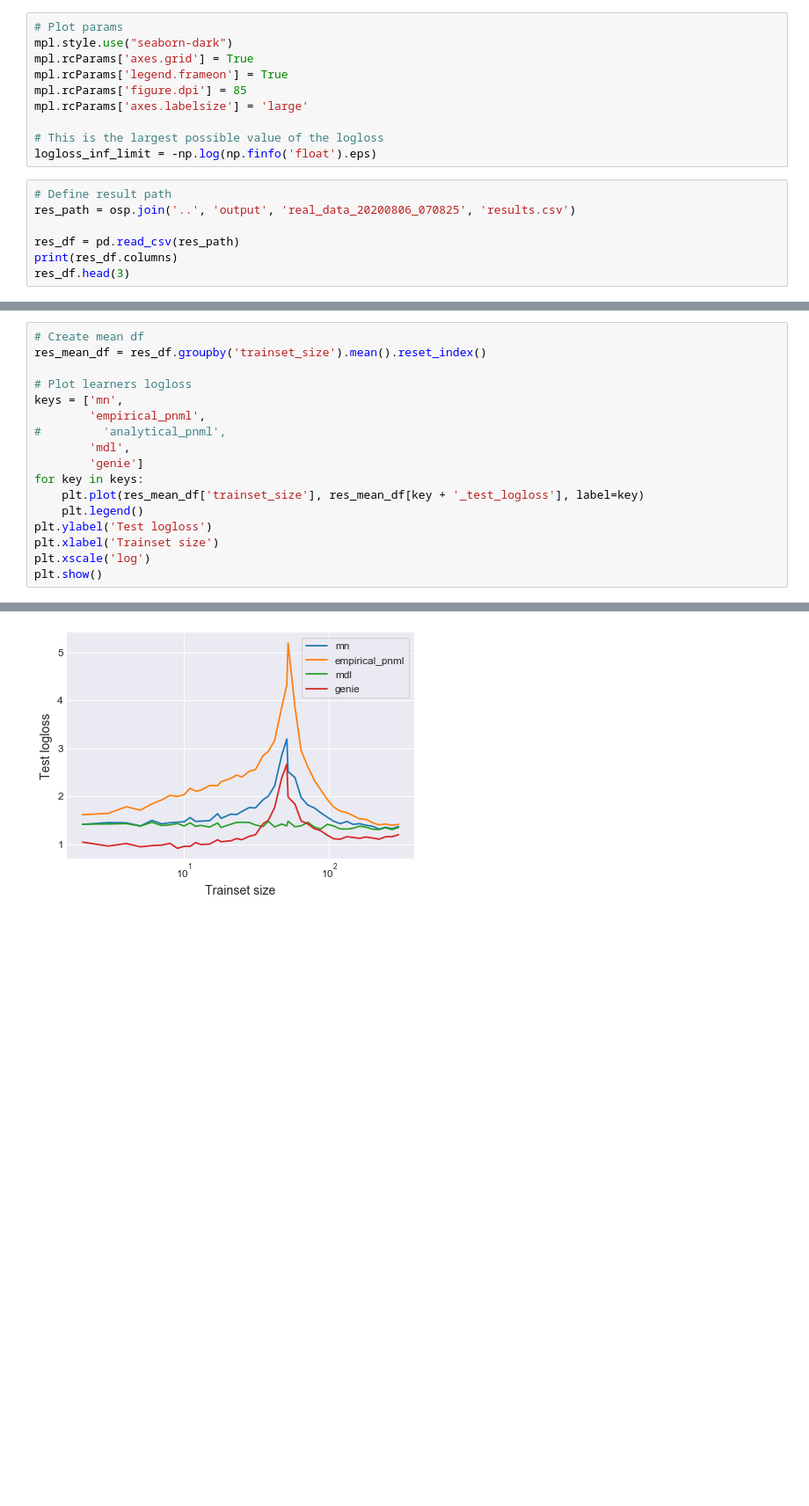
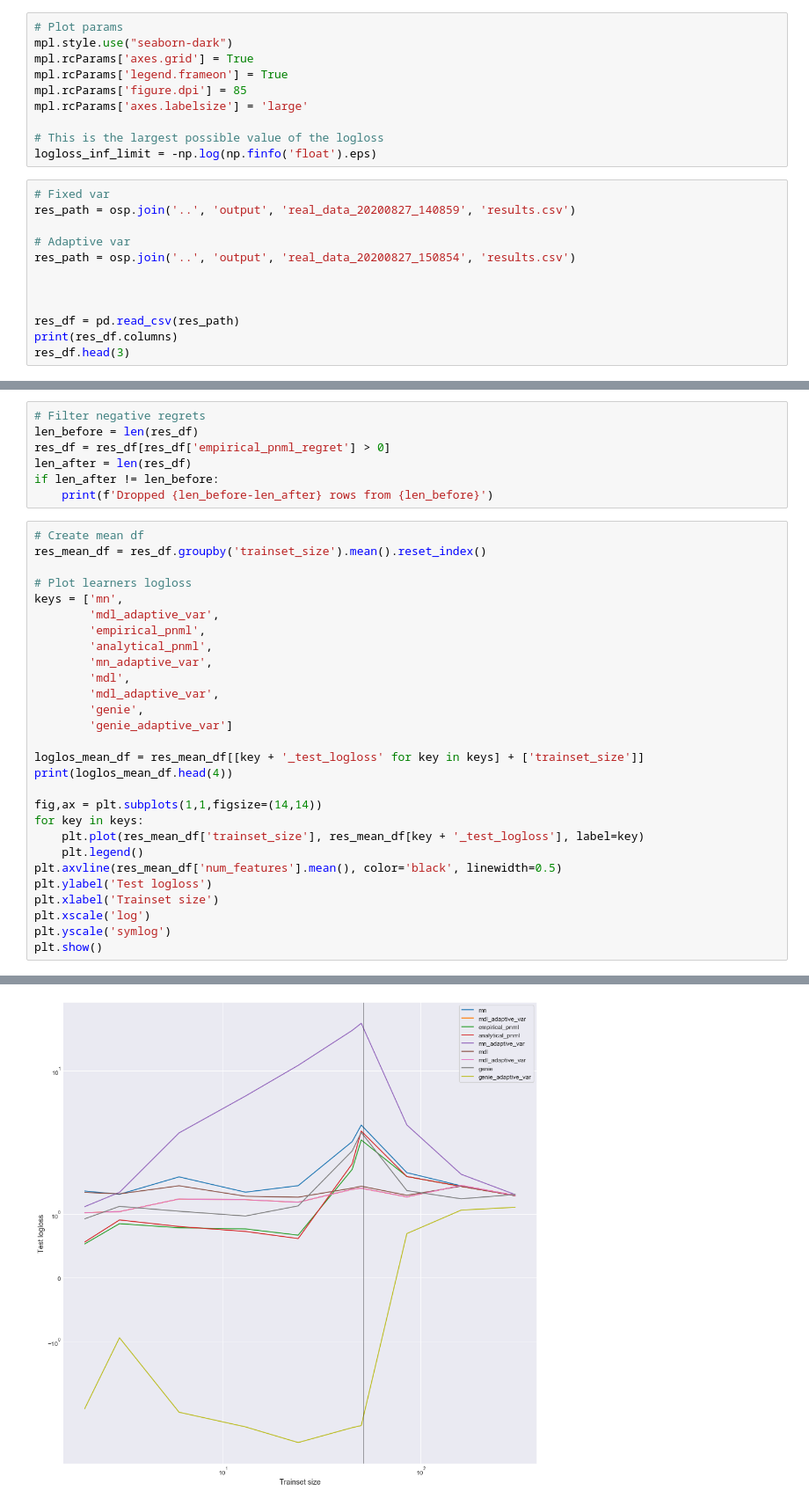
Before and after one commit to kobybibas/pnml_linear_regression_simulation, a Jupyter notebook: notebooks/single_real_data.ipynb, the cells around one changed output, grey strips where cells are left out. Shown: that part at 88% size. Drawn from its saved outputs; the diff is of its cells as text; blank space fills up the shorter version.

Commit message:
adaptive var

```diff
--- a/notebooks/single_real_data.ipynb
+++ b/notebooks/single_real_data.ipynb
@@ -20,8 +20,13 @@ mpl.rcParams['axes.labelsize'] = 'large'
 # This is the largest possible value of the logloss
 logloss_inf_limit = -np.log(np.finfo('float').eps)
 # %%
-# Define result path
-res_path = osp.join('..', 'output', 'real_data_20200806_070825', 'results.csv')
+# Fixed var
+res_path = osp.join('..', 'output', 'real_data_20200827_140859', 'results.csv')
+
+# Adaptive var
+res_path = osp.join('..', 'output', 'real_data_20200827_150854', 'results.csv')
+
+
 
 res_df = pd.read_csv(res_path)
 print(res_df.columns)
@@ -43,18 +52,36 @@ Index(['dataset_name', 'trainset_size', 'trail_num', 'valset_size',
+# %%
+# Filter negative regrets
+len_before = len(res_df)
+res_df = res_df[res_df['empirical_pnml_regret'] > 0]
+len_after = len(res_df)
+if len_after != len_before:
+    print(f'Dropped {len_before-len_after} rows from {len_before}')
 # %%
 # Create mean df
 res_mean_df = res_df.groupby('trainset_size').mean().reset_index()
 
 # Plot learners logloss
 keys = ['mn',
+        'mdl_adaptive_var',
         'empirical_pnml',
-#         'analytical_pnml',
+        'analytical_pnml',
+        'mn_adaptive_var',
         'mdl',
-        'genie']
+        'mdl_adaptive_var',
+        'genie',
+        'genie_adaptive_var']
+
+loglos_mean_df = res_mean_df[[key + '_test_logloss' for key in keys] + ['trainset_size']]
+print(loglos_mean_df.head(4))
+
+fig,ax = plt.subplots(1,1,figsize=(14,14))
 for key in keys:
     plt.plot(res_mean_df['trainset_size'], res_mean_df[key + '_test_logloss'], label=key)
     plt.legend()
+plt.axvline(res_mean_df['num_features'].mean(), color='black', linewidth=0.5)
 plt.ylabel('Test logloss')
 plt.xlabel('Trainset size')
 plt.xscale('log')
+plt.yscale('symlog')
 plt.show()
 # %% [output]
@@ -61,4 +105,4 @@ plt.show()
-[figure, old version]
+[figure, new version]
 # %%
 # Choose specific configurations
 dataset_name = '645_fri_c3_500_50'
```
Also changed, not shown: parts of 8 cells of this notebook, 10 other files.
